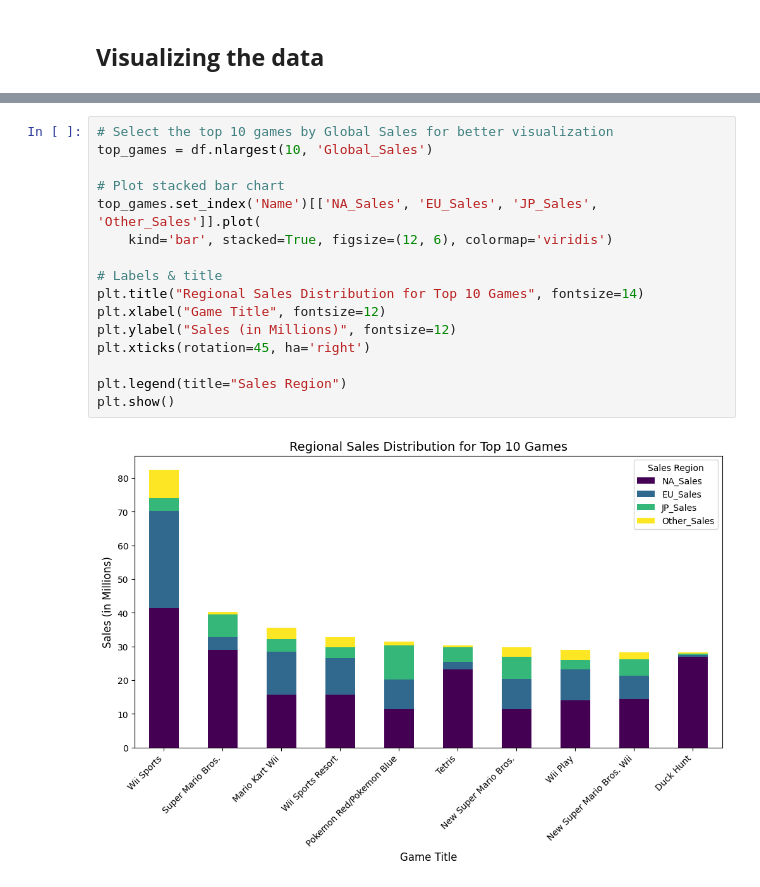
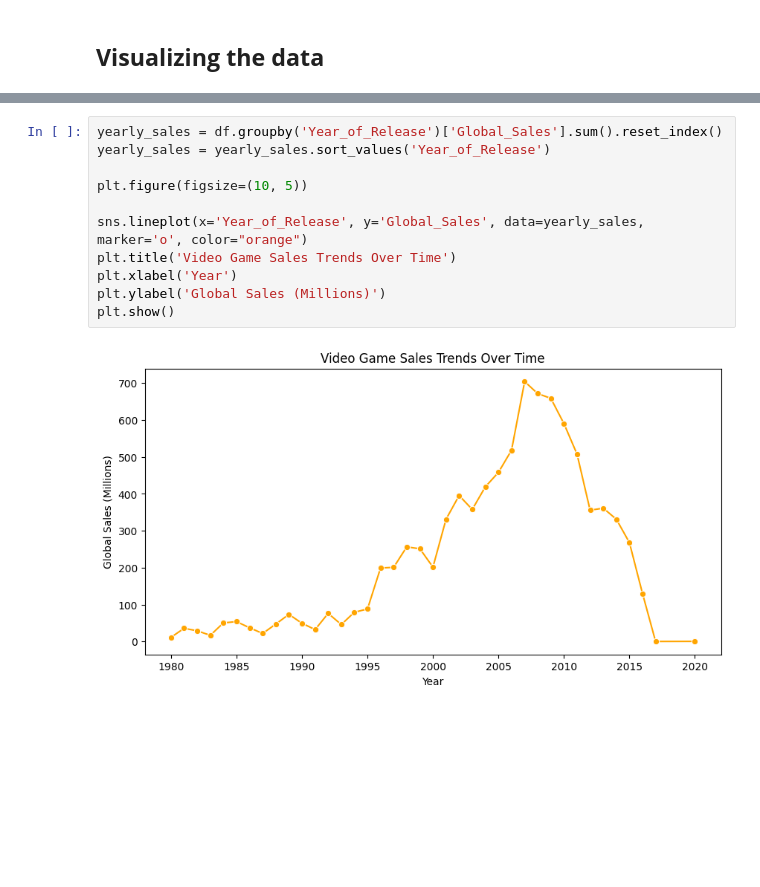
Before and after one commit to arifnayan2861/DA, a Jupyter notebook: EDA_on_Video_game_sales_Dataset.ipynb, the cells around one changed output, grey strips where cells are left out. Cells and saved outputs as stored; diff of their text form; blank space fills up the shorter version.

```diff
--- a/EDA_on_Video_game_sales_Dataset.ipynb
+++ b/EDA_on_Video_game_sales_Dataset.ipynb
@@ -206,18 +235,13 @@ Passing `palette` without assigning `hue` is deprecated and will be removed in v
-# %%
-# Select the top 10 games by Global Sales for better visualization
-top_games = df.nlargest(10, 'Global_Sales')
-
-# Plot stacked bar chart
-top_games.set_index('Name')[['NA_Sales', 'EU_Sales', 'JP_Sales', 'Other_Sales']].plot(
-    kind='bar', stacked=True, figsize=(12, 6), colormap='viridis')
-
-# Labels & title
-plt.title("Regional Sales Distribution for Top 10 Games", fontsize=14)
-plt.xlabel("Game Title", fontsize=12)
-plt.ylabel("Sales (in Millions)", fontsize=12)
-plt.xticks(rotation=45, ha='right')
-
-plt.legend(title="Sales Region")
-plt.show()
-# %% [output]
-[figure, removed]
+# %%
+yearly_sales = df.groupby('Year_of_Release')['Global_Sales'].sum().reset_index()
+yearly_sales = yearly_sales.sort_values('Year_of_Release')
+
+plt.figure(figsize=(10, 5))
+
+sns.lineplot(x='Year_of_Release', y='Global_Sales', data=yearly_sales, marker='o', color="orange")
+plt.title('Video Game Sales Trends Over Time')
+plt.xlabel('Year')
+plt.ylabel('Global Sales (Millions)')
+plt.show()
+# %% [output]
+[figure, added]
```
Also changed, not shown: parts of 8 cells of this notebook.
